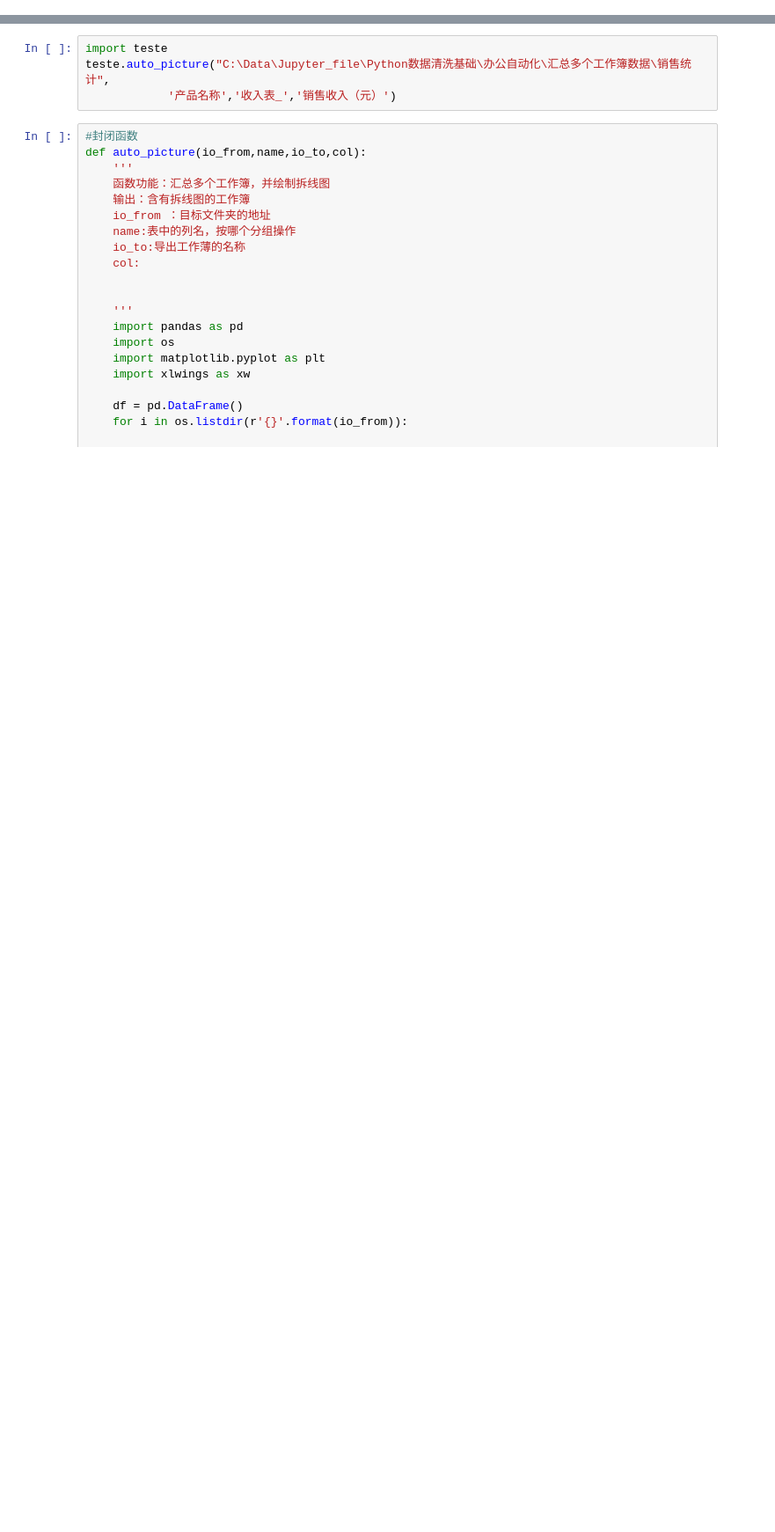
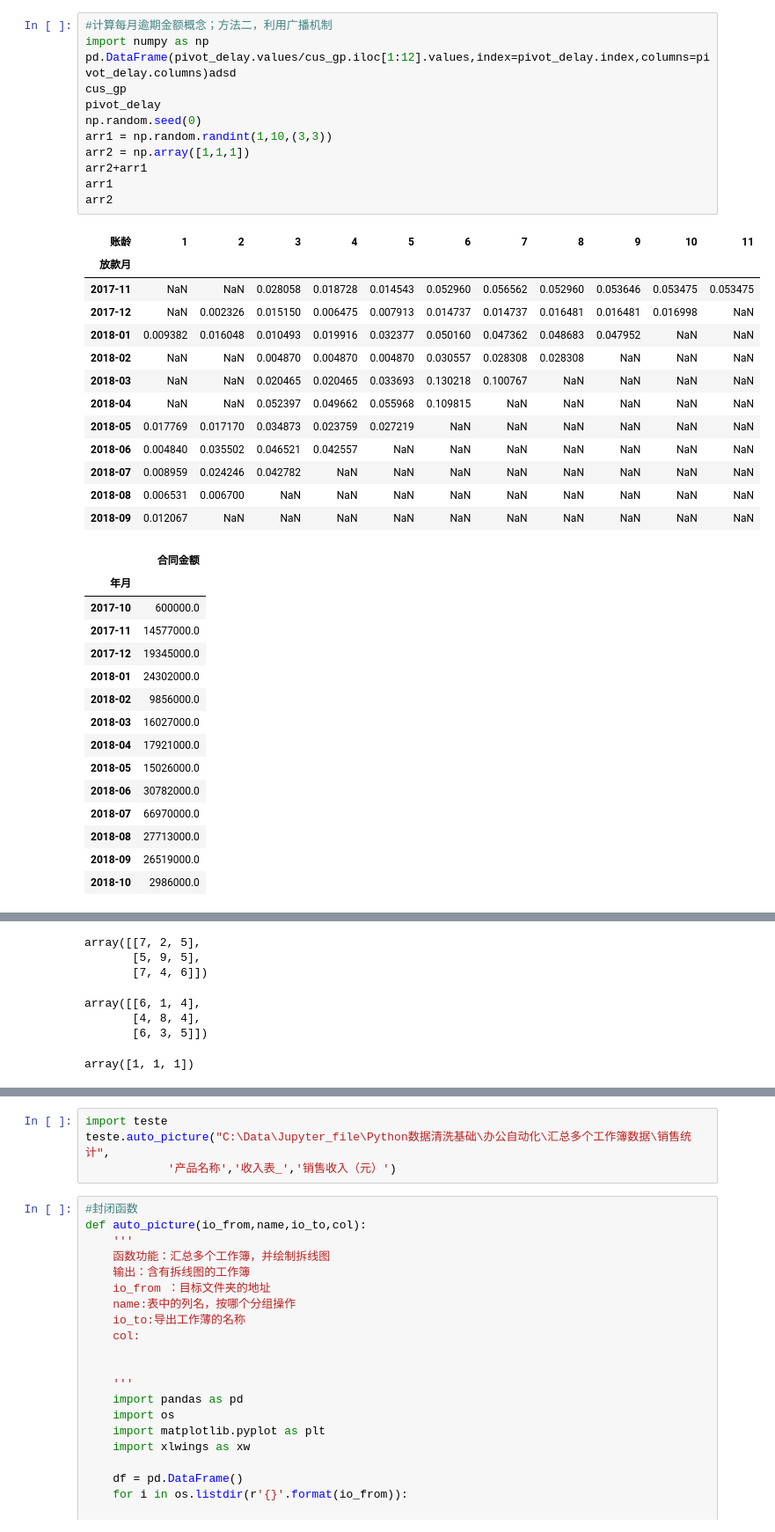
Before and after one commit to Marquis0065/pycharm_token2, a Jupyter notebook: jupyter.ipynb, the cells around one changed output, grey strips where cells are left out. Shown: that part at 88% size. Drawn from its saved outputs; the diff is of its cells as text; blank space fills up the shorter version.

```diff
--- a/jupyter.ipynb
+++ b/jupyter.ipynb
@@ -0,0 +34,41 @@
+# %%
+#计算每月逾期金额概念；方法二，利用广播机制
+import numpy as np
+pd.DataFrame(pivot_delay.values/cus_gp.iloc[1:12].values,index=pivot_delay.index,columns=pivot_delay.columns)adsd
+cus_gp
+pivot_delay
+np.random.seed(0)
+arr1 = np.random.randint(1,10,(3,3))
+arr2 = np.array([1,1,1])
+arr2+arr1
+arr1
+arr2
+# %% [output]
+| 账龄 | 1 | 2 | 3 | 4 | 5 | 6 | 7 | 8 | 9 | 10 | 11 |
+| 放款月 |  |  |  |  |  |  |  |  |  |  |  |
+| 2017-11 | NaN | NaN | 0.028058 | 0.018728 | 0.014543 | 0.052960 | 0.056562 | 0.052960 | 0.053646 | 0.053475 | 0.053475 |
+| 2017-12 | NaN | 0.002326 | 0.015150 | 0.006475 | 0.007913 | 0.014737 | 0.014737 | 0.016481 | 0.016481 | 0.016998 | NaN |
+| 2018-01 | 0.009382 | 0.016048 | 0.010493 | 0.019916 | 0.032377 | 0.050160 | 0.047362 | 0.048683 | 0.047952 | NaN | NaN |
+| 2018-02 | NaN | NaN | 0.004870 | 0.004870 | 0.004870 | 0.030557 | 0.028308 | 0.028308 | NaN | NaN | NaN |
+| 2018-03 | NaN | NaN | 0.020465 | 0.020465 | 0.033693 | 0.130218 | 0.100767 | NaN | NaN | NaN | NaN |
+| 2018-04 | NaN | NaN | 0.052397 | 0.049662 | 0.055968 | 0.109815 | NaN | NaN | NaN | NaN | NaN |
+| 2018-05 | 0.017769 | 0.017170 | 0.034873 | 0.023759 | 0.027219 | NaN | NaN | NaN | NaN | NaN | NaN |
+| 2018-06 | 0.004840 | 0.035502 | 0.046521 | 0.042557 | NaN | NaN | NaN | NaN | NaN | NaN | NaN |
+| 2018-07 | 0.008959 | 0.024246 | 0.042782 | NaN | NaN | NaN | NaN | NaN | NaN | NaN | NaN |
+| 2018-08 | 0.006531 | 0.006700 | NaN | NaN | NaN | NaN | NaN | NaN | NaN | NaN | NaN |
+| 2018-09 | 0.012067 | NaN | NaN | NaN | NaN | NaN | NaN | NaN | NaN | NaN | NaN |
+|  | 合同金额 |
+| 年月 |  |
+| 2017-10 | 600000.0 |
+| 2017-11 | 14577000.0 |
+| 2017-12 | 19345000.0 |
+| 2018-01 | 24302000.0 |
+| 2018-02 | 9856000.0 |
+| 2018-03 | 16027000.0 |
+| 2018-04 | 17921000.0 |
+| 2018-05 | 15026000.0 |
+| 2018-06 | 30782000.0 |
+| 2018-07 | 66970000.0 |
+| 2018-08 | 27713000.0 |
+| 2018-09 | 26519000.0 |
+| 2018-10 | 2986000.0 |
@@ -0,0 +88,7 @@
+array([[7, 2, 5],
+       [5, 9, 5],
+       [7, 4, 6]])
+array([[6, 1, 4],
+       [4, 8, 4],
+       [6, 3, 5]])
+array([1, 1, 1])
```
Also changed, not shown: parts of 14 cells of this notebook.
